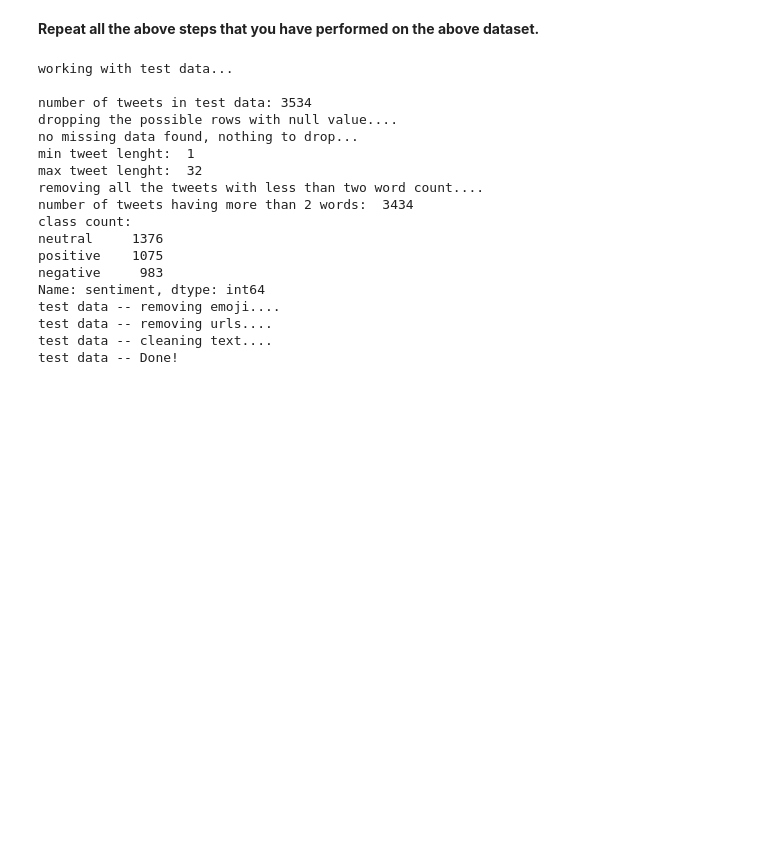
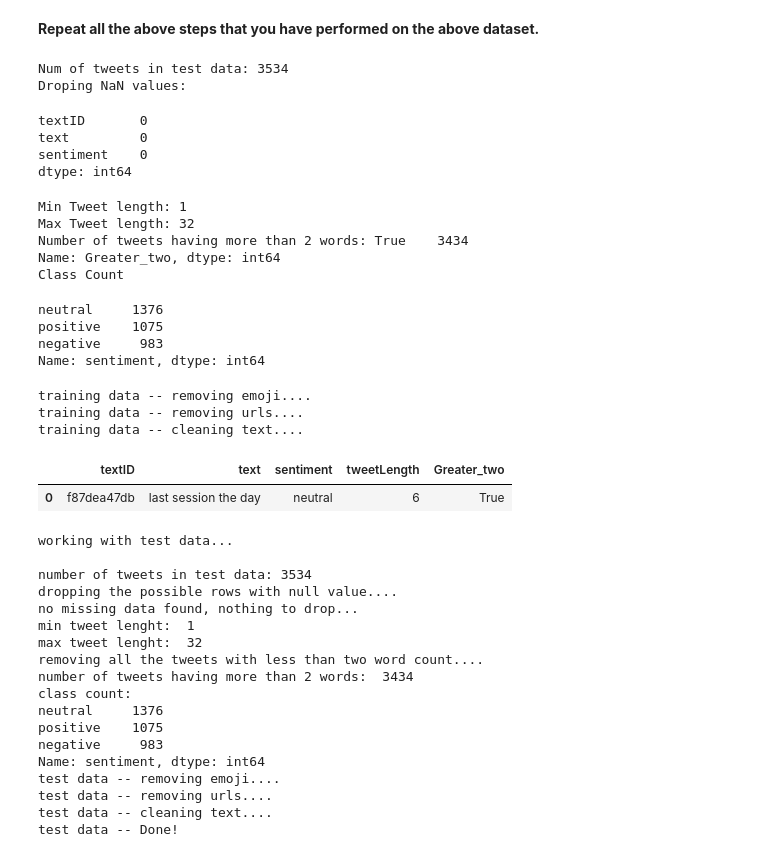
Before and after one commit to rsanchez-dv/Data_Science_Labs, a Jupyter notebook: TensorFlow/TF_lab_tweet_sentiments.ipynb, the cells around one changed output. Cells and saved outputs as stored; diff of their text form; code cells hidden in the pictures; blank space fills up the shorter version.

```diff
--- a/TensorFlow/TF_lab_tweet_sentiments.ipynb
+++ b/TensorFlow/TF_lab_tweet_sentiments.ipynb
@@ -556,3 +658,56 @@ test_data= pd.read_csv(test_url)
+# %%
+# code here please
+
+# Number of tweets in test data
+print(f'Num of tweets in test data: {len(df2)}')
+# Any NaN values?
+print(f'Droping NaN values: ')
+display(df2.isnull().sum().sort_values(ascending=False))
+# Checking Min and Max Tweets
+df2['tweetLength'] = df2['text'].str.split().str.len()
+min = df2['tweetLength'].min()
+max = df2['tweetLength'].max()
+print(f'Min Tweet length: {min}')
+print(f'Max Tweet length: {max}')
+# removing all that are less than two words
+df2['Greater_two'] = df2['tweetLength'] > 2
+df2['Greater_two'] = df2['Greater_two'].replace(False, np.NAN)
+df2.dropna(inplace=True)
+output = df2['Greater_two'].value_counts()
+print(f'Number of tweets having more than 2 words: {output}')
+# Print num of tweets greater than 2
+print(f'Class Count')
+display(df2['sentiment'].value_counts())
+
+# Run Functions
+df2['text'] = df2['text'].apply(remove_emoji)
+print(f'training data -- removing emoji....')
+df2['text'] = df2['text'].apply(remove_url)
+print(f'training data -- removing urls....')
+df2['text'] = df2['text'].apply(clean_text)
+print(f'training data -- cleaning text....')
+df2.head(1)
+# %% [output]
+Num of tweets in test data: 3534
+Droping NaN values:
+textID       0
+text         0
+sentiment    0
+dtype: int64
+Min Tweet length: 1
+Max Tweet length: 32
+Number of tweets having more than 2 words: True    3434
+Name: Greater_two, dtype: int64
+Class Count
+neutral     1376
+positive    1075
+negative     983
+Name: sentiment, dtype: int64
+training data -- removing emoji....
+training data -- removing urls....
+training data -- cleaning text....
+|  | textID | text | sentiment | tweetLength | Greater_two |
+| 0 | f87dea47db | last session the day | neutral | 6 | True |
 # %%
 # %% [output]
 working with test data...
```
Also changed, not shown: parts of 24 cells of this notebook, 5 other files.
